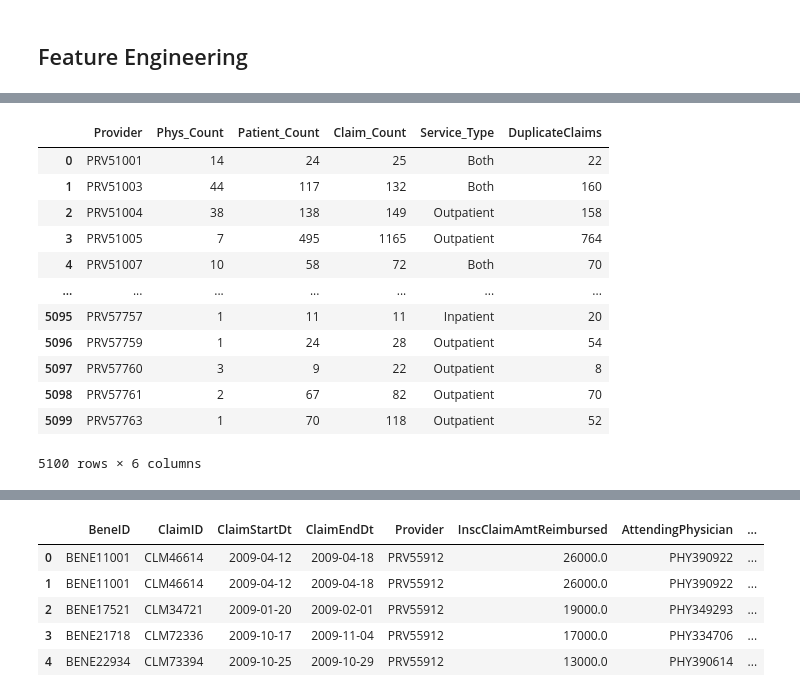
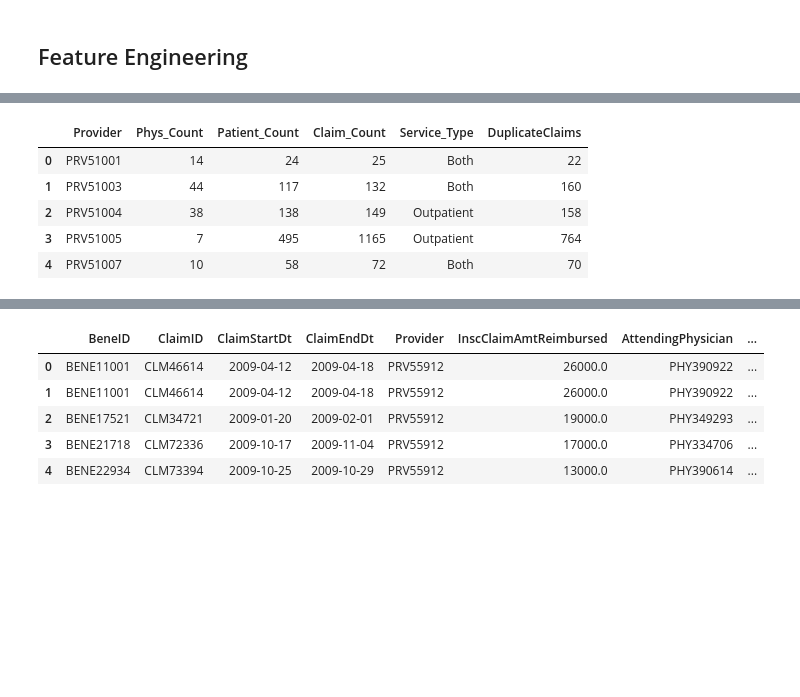
Before and after one commit to cosmochoi/healthcare_fraud, a Jupyter notebook: Feature_Engineering.ipynb, the cells around one changed output, grey strips where cells are left out. Cells and saved outputs as stored; diff of their text form; code cells hidden in the pictures; blank space fills up the shorter version.

```diff
--- a/Feature_Engineering.ipynb
+++ b/Feature_Engineering.ipynb
@@ -82,21 +75,14 @@ full_df2['all_duplicates'] = full_df2.duplicated(subset = ['ClmDiagnosisCode_1',
 # %%
 Duplicates = full_df2[full_df2.all_duplicates == True].groupby('Provider')['BeneID'].count().reset_index(name='DuplicateClaims')
 train_features4 = pd.merge(train_features3, Duplicates, on = 'Provider')
-train_features4
+train_features4.head()
 # %% [output]
 |  | Provider | Phys_Count | Patient_Count | Claim_Count | Service_Type | DuplicateClaims |
 | 0 | PRV51001 | 14 | 24 | 25 | Both | 22 |
 | 1 | PRV51003 | 44 | 117 | 132 | Both | 160 |
 | 2 | PRV51004 | 38 | 138 | 149 | Outpatient | 158 |
 | 3 | PRV51005 | 7 | 495 | 1165 | Outpatient | 764 |
 | 4 | PRV51007 | 10 | 58 | 72 | Both | 70 |
-| ... | ... | ... | ... | ... | ... | ... |
-| 5095 | PRV57757 | 1 | 11 | 11 | Inpatient | 20 |
-| 5096 | PRV57759 | 1 | 24 | 28 | Outpatient | 54 |
-| 5097 | PRV57760 | 3 | 9 | 22 | Outpatient | 8 |
-| 5098 | PRV57761 | 2 | 67 | 82 | Outpatient | 70 |
-| 5099 | PRV57763 | 1 | 70 | 118 | Outpatient | 52 |
-5100 rows × 6 columns
 # %%
 # Claim Duration
 Claim_dur = full_df2.groupby('Provider')['ClaimDuration'].agg('mean').reset_index(name='AvgClaimDuration')
```
Also changed, not shown: parts of 4 cells of this notebook.
